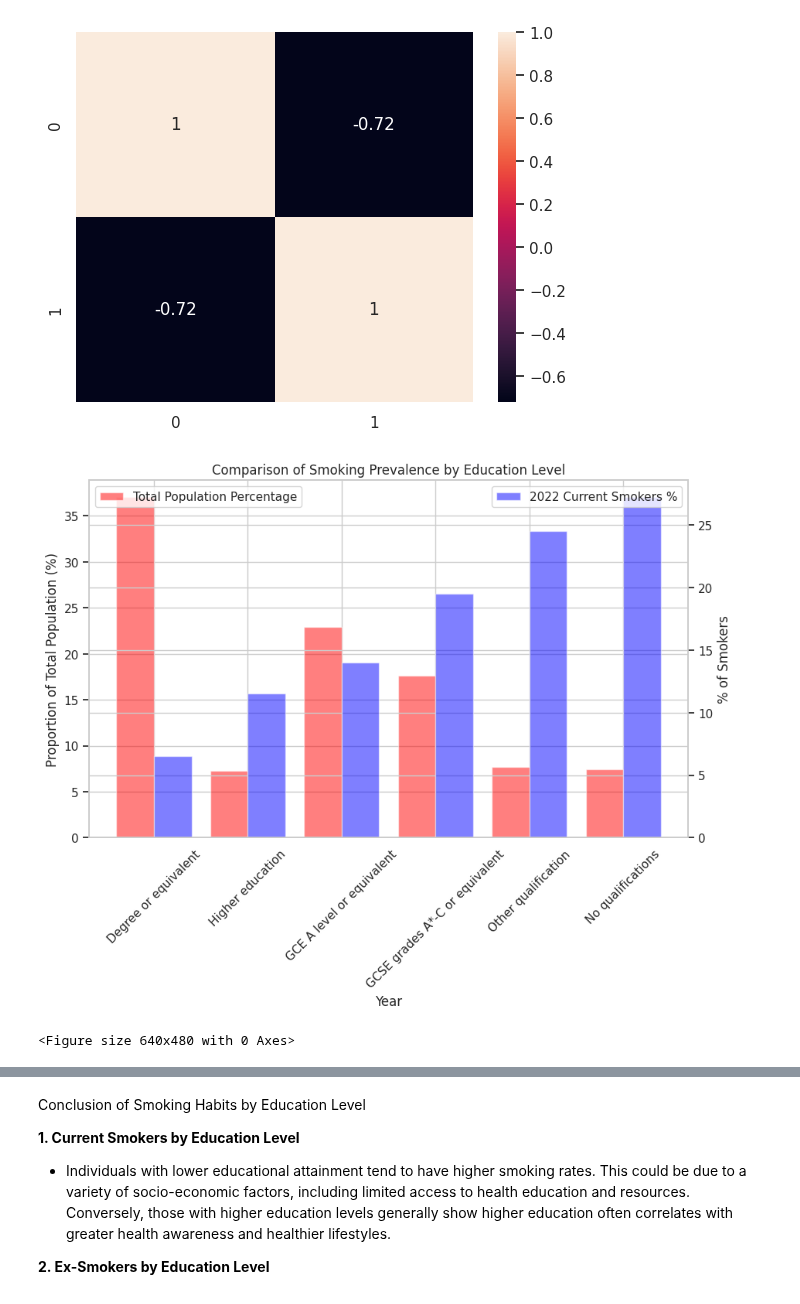
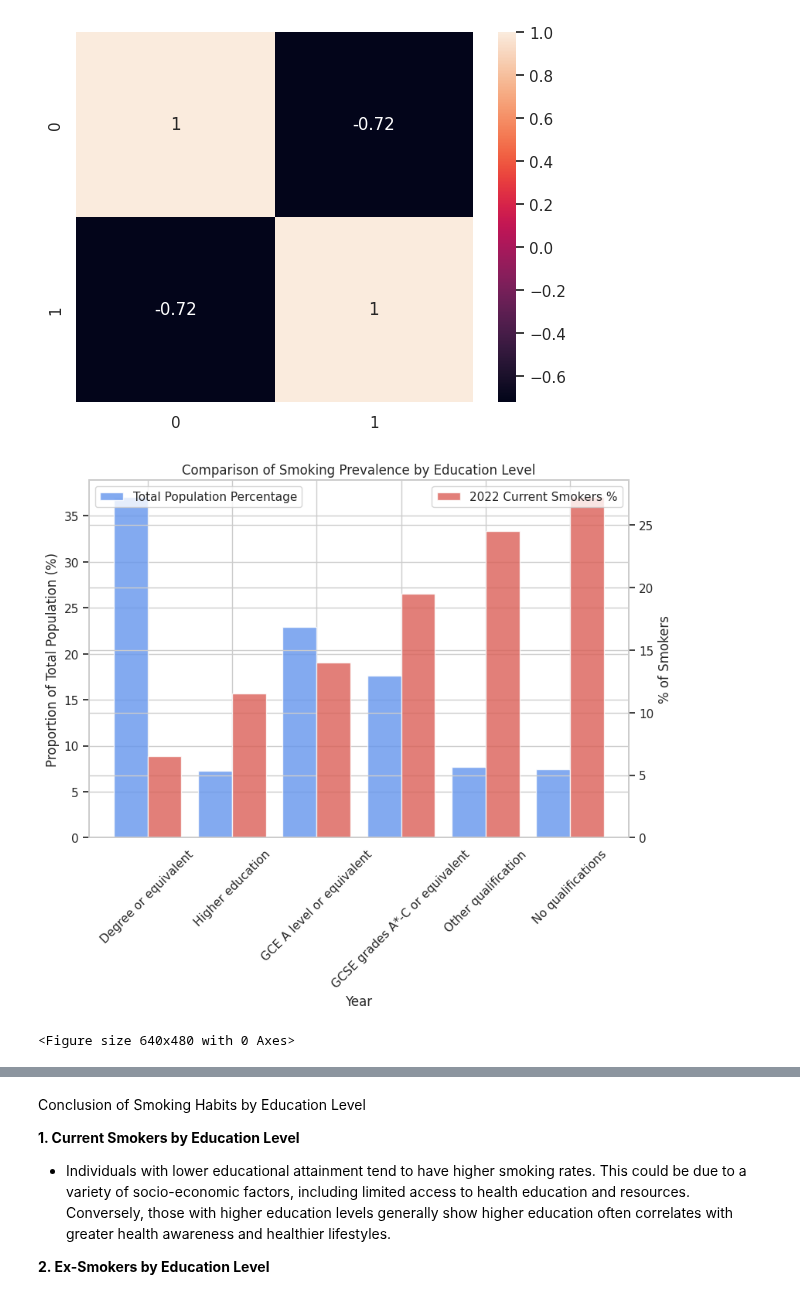
Before and after one commit to rhobaker/Data_Project, a Jupyter notebook: Main_Jupyter_workbook_Rhona.ipynb, the cells around one changed output, grey strips where cells are left out. Drawn from its saved outputs; the diff is of its cells as text; code cells hidden in the pictures.

```diff
--- a/Main_Jupyter_workbook_Rhona.ipynb
+++ b/Main_Jupyter_workbook_Rhona.ipynb
@@ -636,8 +640,8 @@ array([[1.        , 0.88856459],
 This also shows a clear correlation between the percentage of household expenditure and the declining smoking rate, even as the price of cigarettes increases significantly more than the retail price index.
 # %%
 #Create a visualisation to compare the proportion of cigarette smokers vs the expenditure on tobacco
-sns.set_theme(style="whitegrid", palette="plasma")
-fig, ax5 = plt.subplots()
+sns.set_theme(style="whitegrid", palette="hls")
+fig, ax5 = plt.subplots(figsize=(9,6))
 plt.title("Comparison of Smoking Rate to Tobacco Expenditure")
 ax5.set_xlabel("Year")
 ax5.set_ylabel("Proportion of cigarette smokers (%)")
@@ -651,7 +655,7 @@ plt.xticks([2000,2002,2004,2006,2008,2010,2012,2014,2016,2018])
 # Adding Twin Axes to plot smoking rates
 ax6 = ax5.twinx()
 ax6.set_ylabel("Tobacco Expenditure %")
-plt.plot(merged_all_datasets['Tobacco Expenditure (%)'], lw=3, color="blue")
+plt.plot(merged_all_datasets['Tobacco Expenditure (%)'], lw=3, color="cornflowerblue")
 ax6.tick_params(axis='y')
 
 # Show plot
@@ -703,8 +707,9 @@ v_ages_melt.rename(columns={"variable": "Age_group", "value": "Proportion"}, inp
 # v_ages_melt.head()
 # %%
 #Multi-line plot on e-cig use over time by age group
+sns.set_theme(style="whitegrid", palette='hls')
 plt.figure(figsize=(9, 6))
-ax7 = sns.lineplot(x='Year', y='Proportion', hue='Age_group', data=v_ages_melt, lw=2, palette='hls')
+ax7 = sns.lineplot(x='Year', y='Proportion', hue='Age_group', data=v_ages_melt, lw=2)
 
 ax7.set(xlabel='Year',
        ylabel='Proportion of population (%)',
@@ -713,8 +718,6 @@ ax7.set(xlabel='Year',
 ax7.set_yticks(range(1,17))
 ax7.set_yticklabels(range(1,17))
 
-sns.set_style("darkgrid")
-
 plt.legend(title='Age group')
 plt.show()
 plt.clf()
@@ -759,9 +762,9 @@ combined22 = pd.concat([smoke22, vape22], ignore_index=True)
 # combined22.head()
 # %%
 #Bar plot of smoking and e-cig use by age group in 2022
-
+sns.set_theme(style="whitegrid")
 plt.figure(figsize=(9, 6))
-ax8 = sns.barplot(combined22, x="Age_group", y="Proportion", hue="Type", palette='hls')
+ax8 = sns.barplot(combined22, x="Age_group", y="Proportion", hue="Type", palette='hls', alpha=0.8)
 
 ax8.set(xlabel='Age group',
        ylabel='Proportion of population (%)',
@@ -786,13 +789,14 @@ disposable = pd.read_csv(url)
 # disposable.head()
 # %%
 #Stacked bar plot for e-cig use by device
+sns.set_theme(style="whitegrid")
 
 x = disposable['Year']
 y1 = disposable['Non-disposable']
 y2 = disposable['Disposable']
 
 plt.bar(x, y1, color='cornflowerblue')
-plt.bar(x, y2, bottom=y1, color='salmon')
+plt.bar(x, y2, bottom=y1, color='lightcoral')
 
 plt.xticks([2020, 2021, 2022, 2023])
 plt.legend([])
@@ -902,45 +899,45 @@ ax = sns.heatmap(ed_level_coeff, annot=True)
 # %%
 #Create a visualisation to compare the proportion of cigarette smokers vs the expenditure on tobacco
 # Set the theme
-sns.set_theme(style="whitegrid", palette = "plasma")
+sns.set_theme(style="whitegrid", palette = "hls")
 
 # Create a figure and axis
-fig, ax9 = plt.subplots(figsize=(10, 6))
+fig, ax9 = plt.subplots(figsize=(9, 6))
 
 # Title
 plt.title("Comparison of Smoking Prevalence by Education Level")
 
 # X-axis label
 ax9.set_xlabel("Year")
 
 # Plot the proportion of the total population
 bar_width = 0.4
 index = merged_qual_data.index.tolist()
 
 # Primary y-axis: Proportion of the total population
-ax9.bar(index, merged_qual_data['Total Population %'], bar_width, color="red", alpha=0.5, label="Total Population Percentage")
+ax9.bar(index, merged_qual_data['Total Population %'], bar_width, color="cornflowerblue", alpha=0.8, label="Total Population Percentage")
 ax9.set_ylabel("Proportion of Total Population (%)")
 ax9.tick_params(axis='y')
 
 # Secondary y-axis: Smoking rates
 ax10 = ax9.twinx()
-ax10.bar([i + bar_width for i in range(len(index))], merged_qual_data['2022_Current_smokers_%'], bar_width, color="blue", alpha=0.5, label="2022 Current Smokers %")
+ax10.bar([i + bar_width for i in range(len(index))], merged_qual_data['2022_Current_smokers_%'], bar_width, alpha=0.8, label="2022 Current Smokers %")
 ax10.set_ylabel("% of Smokers")
 ax10.tick_params(axis='y')
 
 # Adjusting the x-ticks to be in the center
 ax9.set_xticks([i + bar_width / 2 for i in range(len(index))])
 ax9.set_xticklabels(index, rotation=45)
 
 # Adding legends
 ax9.legend(loc='upper left')
 ax10.legend(loc='upper right')
 
 # Show plot
 plt.show()
 plt.clf()
 # %% [output]
-[figure, old version]
+[figure, new version]
 <Figure size 640x480 with 0 Axes>
 # %%
 # Convert percentage columns to numeric
```
Also changed, not shown: parts of 12 cells of this notebook.
